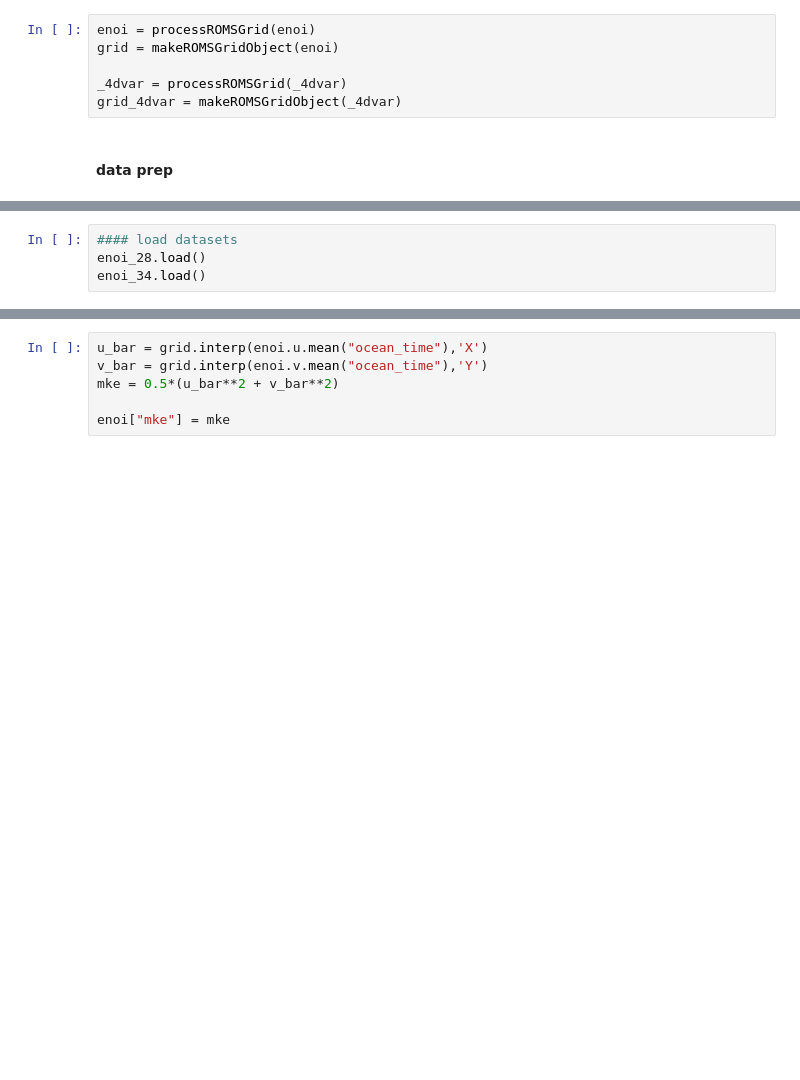
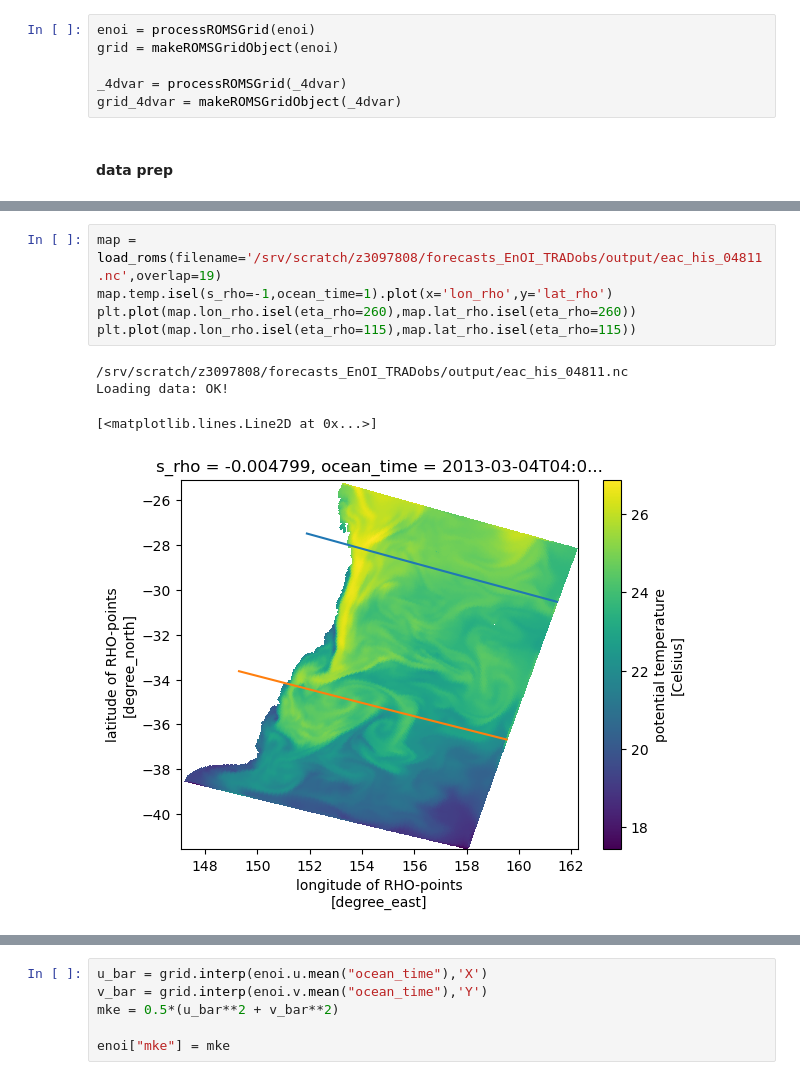
Before and after one commit to dgwyther/DA-comparison-paper, a Jupyter notebook: notebooks/fig-transect-temp.ipynb, the cells around one changed output, grey strips where cells are left out. Cells and saved outputs as stored; diff of their text form; blank space fills up the shorter version.

Commit message:
corrections to transect plots

```diff
--- a/notebooks/fig-transect-temp.ipynb
+++ b/notebooks/fig-transect-temp.ipynb
@@ -239,4 +177,10 @@ temperature, scalar, series
-# %%
-#### load datasets
-enoi_28.load()
-enoi_34.load()
+# %%
+map = load_roms(filename='/srv/scratch/z3097808/forecasts_EnOI_TRADobs/output/eac_his_04811.nc',overlap=19)
+map.temp.isel(s_rho=-1,ocean_time=1).plot(x='lon_rho',y='lat_rho')
+plt.plot(map.lon_rho.isel(eta_rho=260),map.lat_rho.isel(eta_rho=260))
+plt.plot(map.lon_rho.isel(eta_rho=115),map.lat_rho.isel(eta_rho=115))
+# %% [output]
+/srv/scratch/z3097808/forecasts_EnOI_TRADobs/output/eac_his_04811.nc
+Loading data: OK!
+[<matplotlib.lines.Line2D at 0x...>]
+[figure, added]
```
Also changed, not shown: parts of 13 cells of this notebook, 1 other file.
